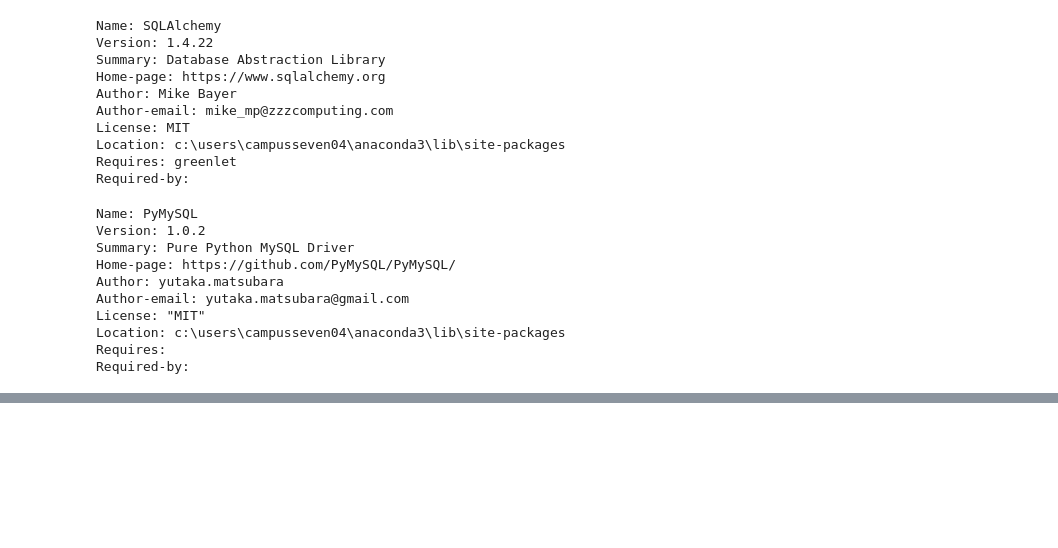
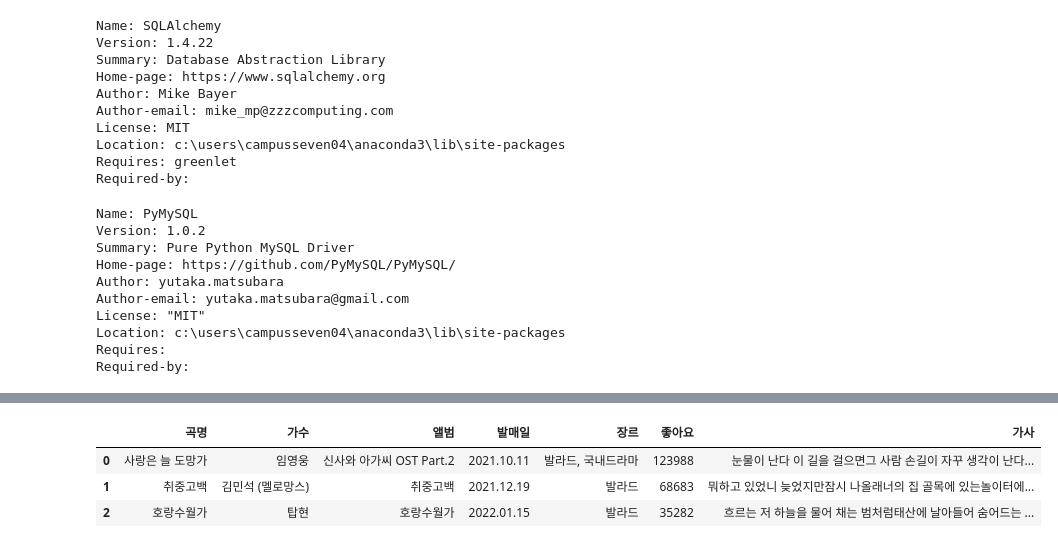
Before and after one commit to TheMatw/python_webscraping, a Jupyter notebook: 05Melon100Chart.ipynb, the cells around one changed output, grey strips where cells are left out. Drawn from its saved outputs; the diff is of its cells as text; code cells hidden in the pictures; blank space fills up the shorter version.

```diff
--- a/05Melon100Chart.ipynb
+++ b/05Melon100Chart.ipynb
@@ -583,0 +598,9 @@ finally:
+# %%
+#기존 DataFrame 객체의 복사본을 만들기
+table_df = song_df.copy()
+table_df.head(3)
+# %% [output]
+|  | 곡명 | 가수 | 앨범 | 발매일 | 장르 | 좋아요 | 가사 |
+| 0 | 사랑은 늘 도망가 | 임영웅 | 신사와 아가씨 OST Part.2 | 2021.10.11 | 발라드, 국내드라마 | 123988 | 눈물이 난다 이 길을 걸으면그 사람 손길이 자꾸 생각이 난다... |
+| 1 | 취중고백 | 김민석 (멜로망스) | 취중고백 | 2021.12.19 | 발라드 | 68683 | 뭐하고 있었니 늦었지만잠시 나올래너의 집 골목에 있는놀이터에... |
+| 2 | 호랑수월가 | 탑현 | 호랑수월가 | 2022.01.15 | 발라드 | 35282 | 흐르는 저 하늘을 물어 채는 범처럼태산에 날아들어 숨어드는 ... |
```
Also changed, not shown: parts of 6 cells of this notebook.
